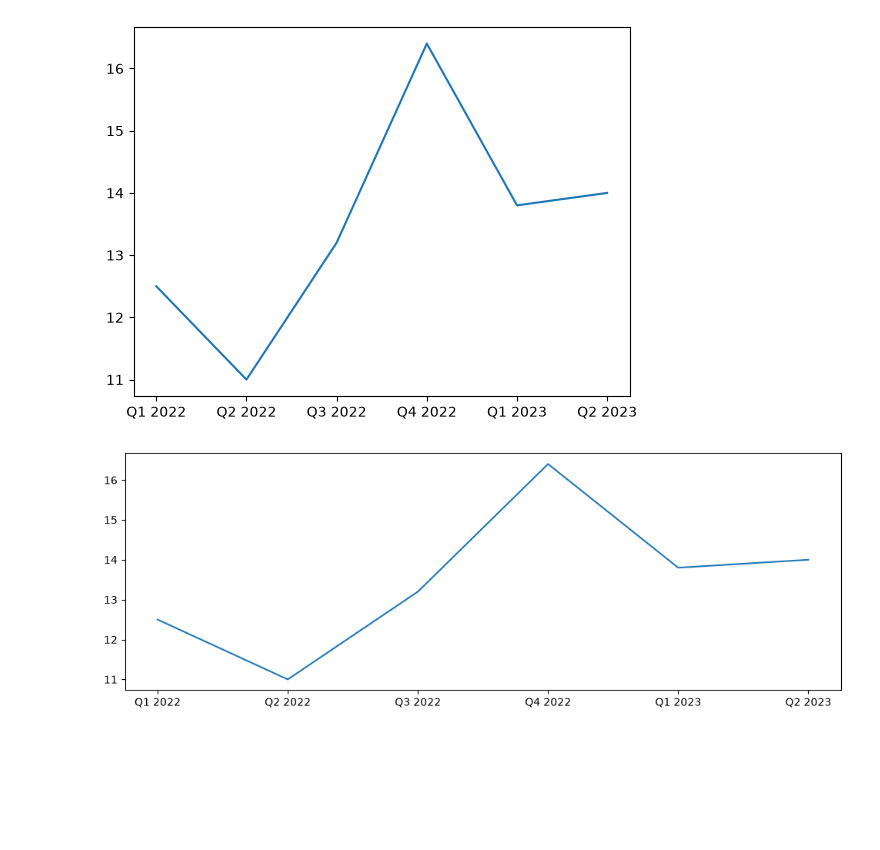
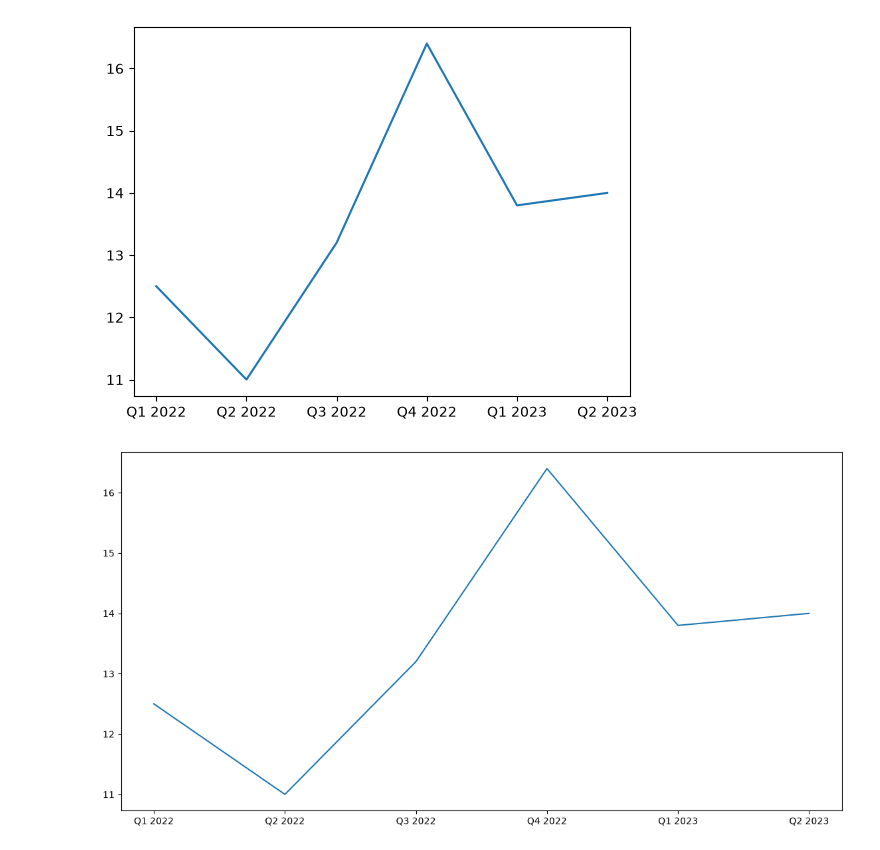
Before and after one commit to janakiraam/Codebasics_learning, a Jupyter notebook: visuvalization.ipynb, the cells around one changed output. Drawn from its saved outputs; the diff is of its cells as text; code cells hidden in the pictures; blank space fills up the shorter version.

```diff
--- a/visuvalization.ipynb
+++ b/visuvalization.ipynb
@@ -25,9 +25,9 @@ plt.show()
 # %%
 #to change the width and height of the ploting plt.figure(figsize=(<width>,<height>))
 #there are two function Figure and figure, use figure
 from matplotlib import pyplot as plt
-plt.figure(figsize=(12,4))
+plt.figure(figsize=(14,7))
 plt.plot(df_sales["Quarter"],df_sales["Fridge"])
 plt.show()
 # %% [output]
-[figure, old version]
+[figure, new version]
```
Also changed, not shown: parts of 20 cells of this notebook.
